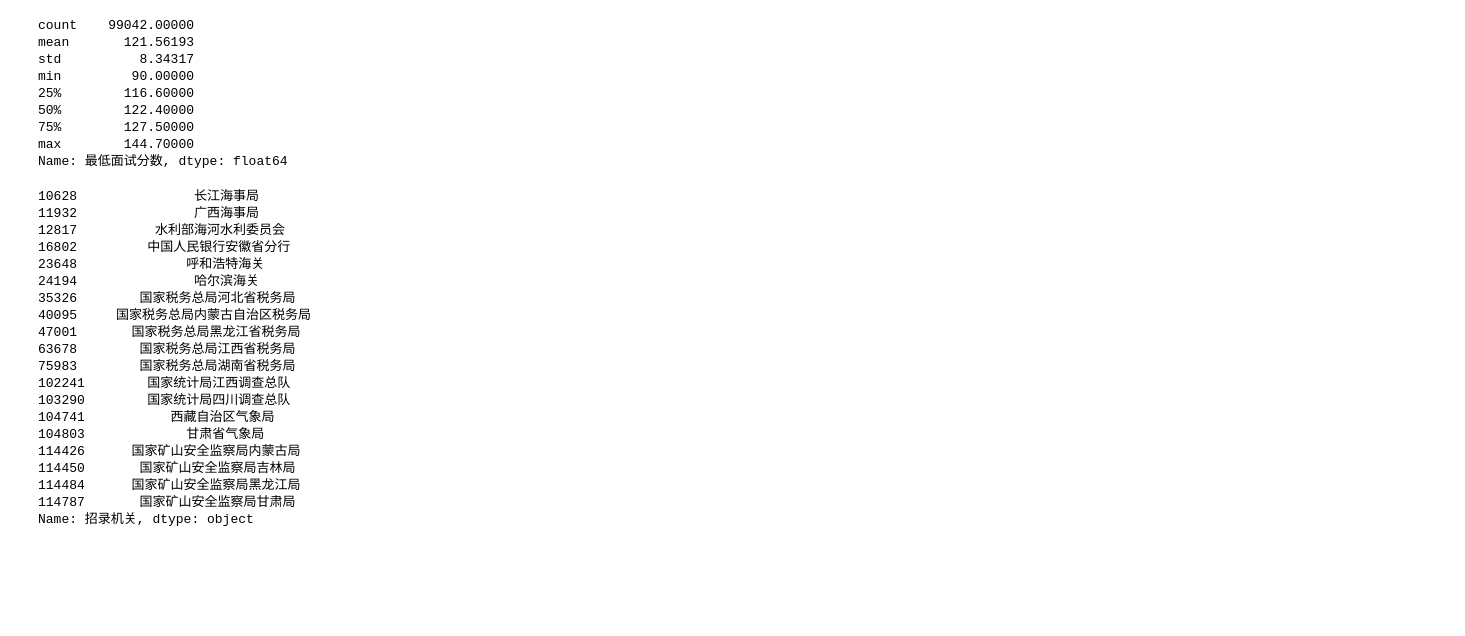
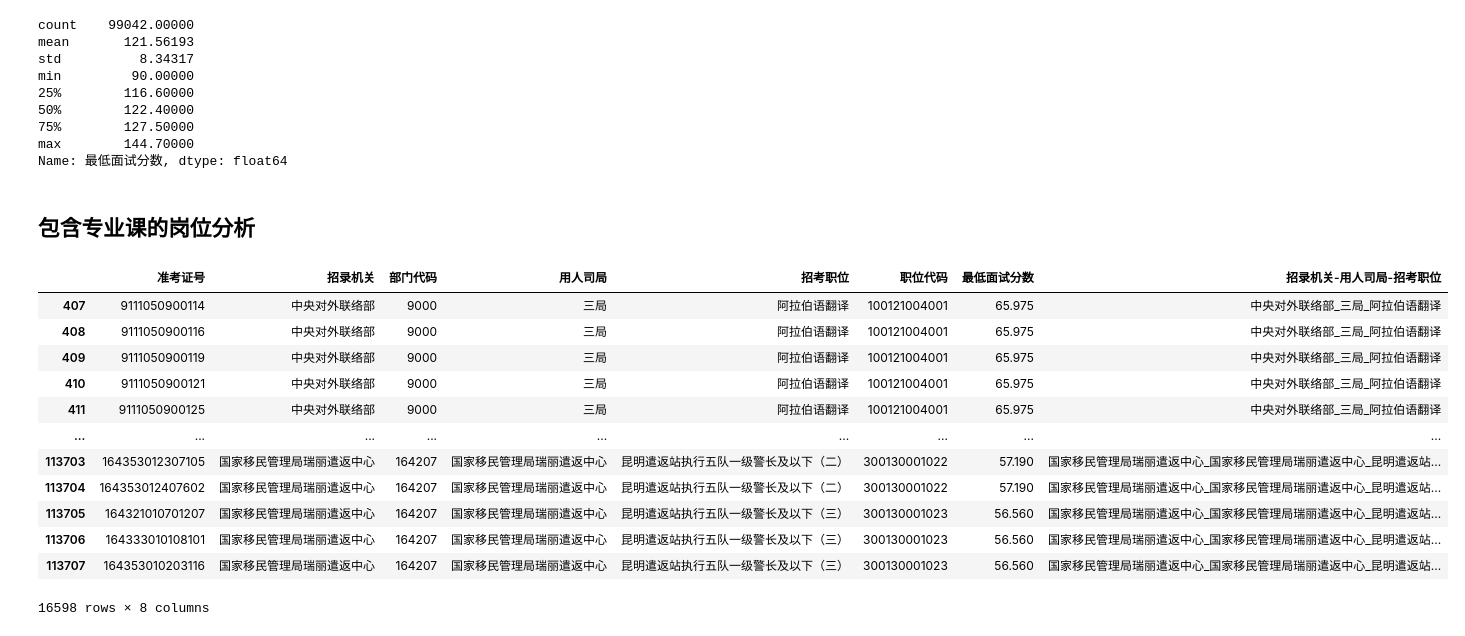
Before and after one commit to coderzzy/data_analysis, a Jupyter notebook: notebooks/guokao2024.ipynb, the cells around one changed output. Drawn from its saved outputs; the diff is of its cells as text; code cells hidden in the pictures; blank space fills up the shorter version.

Commit message:
feature: guokao2024-包含专业课的岗位分析

```diff
--- a/notebooks/guokao2024.ipynb
+++ b/notebooks/guokao2024.ipynb
@@ -79,26 +91,21 @@ min         90.00000
 75%        127.50000
 max        144.70000
 Name: 最低面试分数, dtype: float64
-# %%
-df[(df['最低面试分数'] >= 90) & (df['最低面试分数'] <= 91)]['招录机关'].drop_duplicates()
-# %% [output]
-10628               长江海事局
-11932               广西海事局
-12817          水利部海河水利委员会
-16802         中国人民银行安徽省分行
-23648              呼和浩特海关
-24194               哈尔滨海关
-35326        国家税务总局河北省税务局
-40095     国家税务总局内蒙古自治区税务局
-47001       国家税务总局黑龙江省税务局
-63678        国家税务总局江西省税务局
-75983        国家税务总局湖南省税务局
-102241        国家统计局江西调查总队
-103290        国家统计局四川调查总队
-104741           西藏自治区气象局
-104803             甘肃省气象局
-114426      国家矿山安全监察局内蒙古局
-114450       国家矿山安全监察局吉林局
-114484      国家矿山安全监察局黑龙江局
-114787       国家矿山安全监察局甘肃局
-Name: 招录机关, dtype: object
+# %% [markdown]
+## 包含专业课的岗位分析
+# %%
+df_below_89
+# %% [output]
+|  | 准考证号 | 招录机关 | 部门代码 | 用人司局 | 招考职位 | 职位代码 | 最低面试分数 | 招录机关-用人司局-招考职位 |
+| 407 | 9111050900114 | 中央对外联络部 | 9000 | 三局 | 阿拉伯语翻译 | 100121004001 | 65.975 | 中央对外联络部_三局_阿拉伯语翻译 |
+| 408 | 9111050900116 | 中央对外联络部 | 9000 | 三局 | 阿拉伯语翻译 | 100121004001 | 65.975 | 中央对外联络部_三局_阿拉伯语翻译 |
+| 409 | 9111050900119 | 中央对外联络部 | 9000 | 三局 | 阿拉伯语翻译 | 100121004001 | 65.975 | 中央对外联络部_三局_阿拉伯语翻译 |
+| 410 | 9111050900121 | 中央对外联络部 | 9000 | 三局 | 阿拉伯语翻译 | 100121004001 | 65.975 | 中央对外联络部_三局_阿拉伯语翻译 |
+| 411 | 9111050900125 | 中央对外联络部 | 9000 | 三局 | 阿拉伯语翻译 | 100121004001 | 65.975 | 中央对外联络部_三局_阿拉伯语翻译 |
+| ... | ... | ... | ... | ... | ... | ... | ... | ... |
+| 113703 | 164353012307105 | 国家移民管理局瑞丽遣返中心 | 164207 | 国家移民管理局瑞丽遣返中心 | 昆明遣返站执行五队一级警长及以下（二） | 300130001022 | 57.190 | 国家移民管理局瑞丽遣返中心_国家移民管理局瑞丽遣返中心_昆明遣返站... |
+| 113704 | 164353012407602 | 国家移民管理局瑞丽遣返中心 | 164207 | 国家移民管理局瑞丽遣返中心 | 昆明遣返站执行五队一级警长及以下（二） | 300130001022 | 57.190 | 国家移民管理局瑞丽遣返中心_国家移民管理局瑞丽遣返中心_昆明遣返站... |
+| 113705 | 164321010701207 | 国家移民管理局瑞丽遣返中心 | 164207 | 国家移民管理局瑞丽遣返中心 | 昆明遣返站执行五队一级警长及以下（三） | 300130001023 | 56.560 | 国家移民管理局瑞丽遣返中心_国家移民管理局瑞丽遣返中心_昆明遣返站... |
+| 113706 | 164333010108101 | 国家移民管理局瑞丽遣返中心 | 164207 | 国家移民管理局瑞丽遣返中心 | 昆明遣返站执行五队一级警长及以下（三） | 300130001023 | 56.560 | 国家移民管理局瑞丽遣返中心_国家移民管理局瑞丽遣返中心_昆明遣返站... |
+| 113707 | 164353010203116 | 国家移民管理局瑞丽遣返中心 | 164207 | 国家移民管理局瑞丽遣返中心 | 昆明遣返站执行五队一级警长及以下（三） | 300130001023 | 56.560 | 国家移民管理局瑞丽遣返中心_国家移民管理局瑞丽遣返中心_昆明遣返站... |
+16598 rows × 8 columns
```
Also changed, not shown: parts of 9 cells of this notebook.
